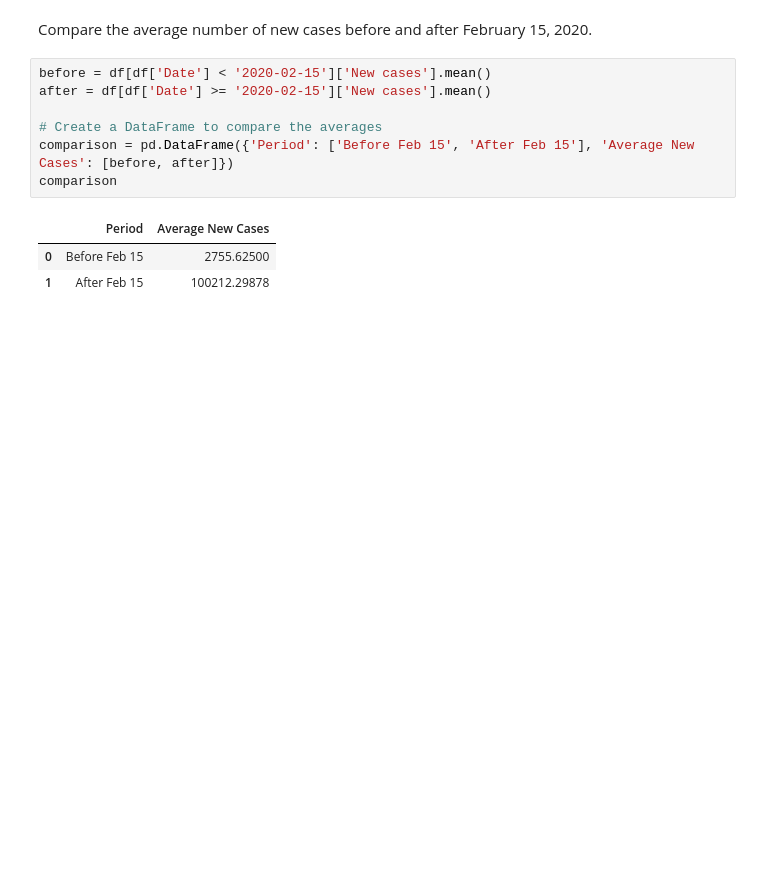
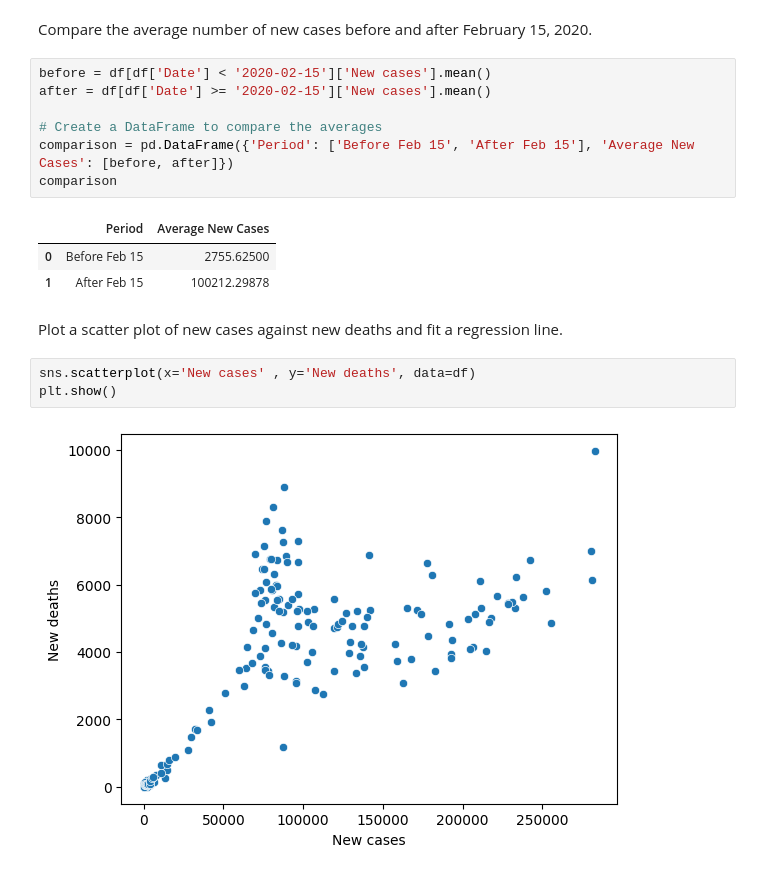
Before and after one commit to akxiit/Normal-Data-Visulization, a Jupyter notebook: notebooks/Covid-19/Day-wise.ipynb, the cells around one changed output. Saved outputs shown, nothing was run; the diff lists cells and outputs as text; blank space fills up the shorter version.

```diff
--- a/notebooks/Covid-19/Day-wise.ipynb
+++ b/notebooks/Covid-19/Day-wise.ipynb
@@ -153,3 +153,10 @@ comparison
 |  | Period | Average New Cases |
 | 0 | Before Feb 15 | 2755.62500 |
 | 1 | After Feb 15 | 100212.29878 |
+# %% [markdown]
+Plot a scatter plot of new cases against new deaths and fit a regression line.
+# %%
+sns.scatterplot(x='New cases' , y='New deaths', data=df)
+plt.show()
+# %% [output]
+[figure, added]
```
